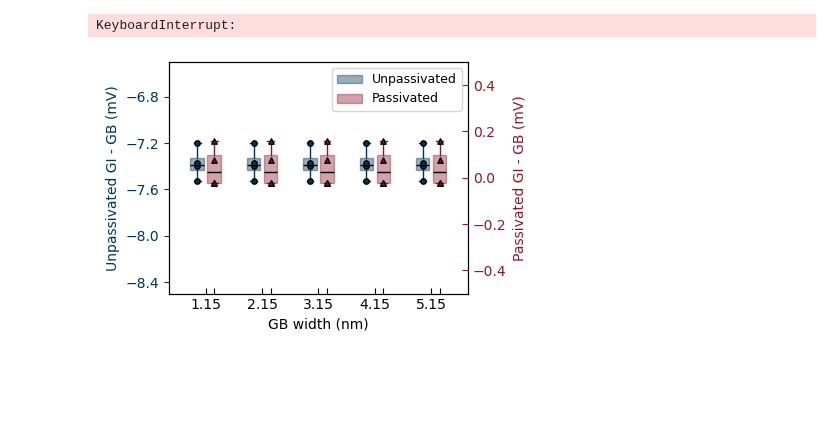
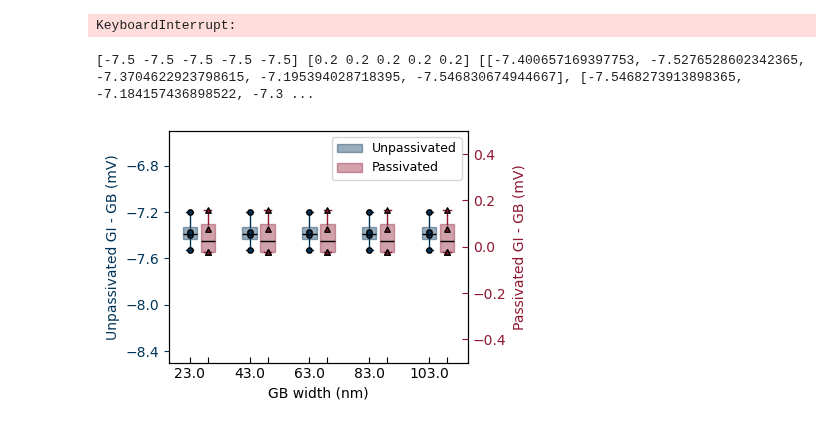
Before and after one commit to RamadanLab/KPFM_processing, a Jupyter notebook: CPDGrainBoundaryAnalysis.ipynb, the cells around one changed output. Saved outputs shown, nothing was run; the diff lists cells and outputs as text; code cells hidden in the pictures; blank space fills up the shorter version.

Commit message:
Updated box plots to correct x-axisa labels

```diff
--- a/CPDGrainBoundaryAnalysis.ipynb
+++ b/CPDGrainBoundaryAnalysis.ipynb
@@ -664,9 +664,9 @@ unpass_raw_datasets = []
 for _ in range(num_datasets):
     data = unpass_means + np.random.normal(0, unpass_stds)
     unpass_raw_datasets.append(list(data))
+print(unpass_means, unpass_stds, unpass_raw_datasets)
+# Unpack the generated lists into the variables used in your code
 
-# Unpack the generated lists into the variables used in your code
-Unpass1, Unpass2, Unpass3, Unpass4 = unpass_raw_datasets
 
 
 # --- 4. Generate Passivated Dummy Data (Simulating Pass1, Pass2, Pass3, Pass4) ---
@@ -674,7 +674,6 @@ Unpass1, Unpass2, Unpass3, Unpass4 = unpass_raw_datasets
 pass_means = np.full(num_points, 0.0)
 pass_stds = np.full(num_points, 0.1)
 pass_raw_datasets = []
-
 # Generate 4 distinct datasets
 for _ in range(num_datasets):
     data = pass_means + np.random.normal(0, pass_stds)
@@ -713,8 +712,9 @@ pass_boxplot_data = list(zip(*pass_raw_datasets))
 
 
 # --- Box Plot Positioning ---
-group_width = 0.6
-group_positions = [i + 1 for i in range(num_groups)]
+group_width = 12
+#group_positions = [i + 1 for i in range(num_groups)]
+group_positions=x_nm
 unpass_positions = [pos - group_width/4 for pos in group_positions]
 pass_positions = [pos + group_width/4 for pos in group_positions]
 
@@ -749,7 +749,6 @@ ax1.set_ylim(-8.5, -6.5)
 # Set X-axis ticks
 ax1.set_xticks(group_positions)
 ax1.set_xticklabels(x_nm)
-
 # 2. Secondary Axis (ax2) for Passivated Data (Right Y-Axis)
 ax2 = ax1.twinx()
 ax2.set_ylabel("Passivated GI - GB (mV)", color=Pass_Color)
@@ -787,31 +786,32 @@ for i in range(num_groups):
         s=SCATTER_SIZE,
         edgecolor='black',
         zorder=3 # Ensure points are plotted above the box
     )
 
     # Plot Passivated points on ax2 (Shifted right)
     # The x-coordinate for all 4 points in this group is pass_positions[i]
     x_scatter_pass = [pass_positions[i]] * len(pass_boxplot_data[i])
     ax2.scatter(
         x_scatter_pass,
         pass_boxplot_data[i],
         color=Pass_Color,
         marker='^', # Triangle marker
         s=SCATTER_SIZE,
         edgecolor='black',
         zorder=3 # Ensure points are plotted above the box
     )
 
 
 # --- Legend ---
 # Create custom legend handles. The scatter points don't need to be in the main legend.
 legend_handles = [
     Patch(facecolor=Unpass_Color, edgecolor=Unpass_Color, alpha=OPACITY, label='Unpassivated'),
     Patch(facecolor=Pass_Color, edgecolor=Pass_Color, alpha=OPACITY, label='Passivated')
 ]
 plt.legend(handles=legend_handles, loc='upper right', fontsize=legend_font)
 
 plt.tight_layout()
 plt.show()
 # %% [output]
+[-7.5 -7.5 -7.5 -7.5 -7.5] [0.2 0.2 0.2 0.2 0.2] [[-7.400657169397753, -7.5276528602342365, -7.3704622923798615, -7.195394028718395, -7.546830674944667], [-7.5468273913898365, -7.184157436898522, -7.3 ...
-[figure, old version]
+[figure, new version]
```
